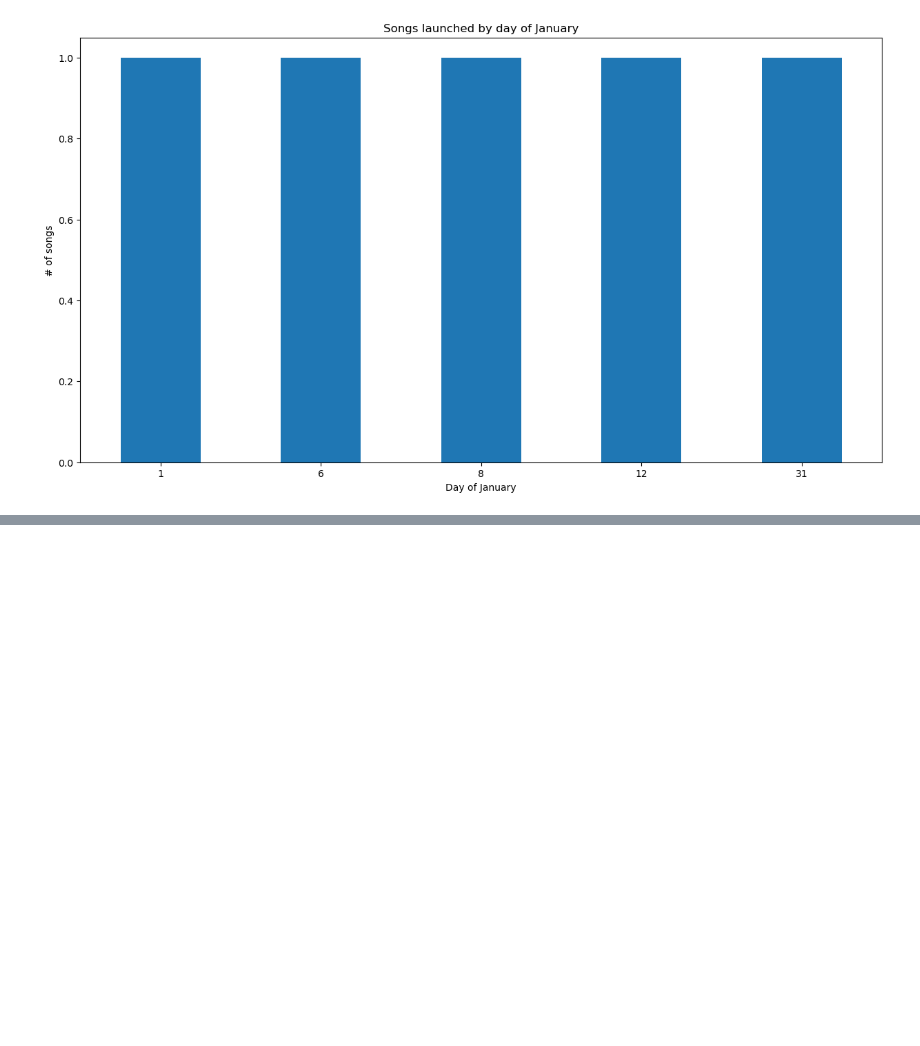
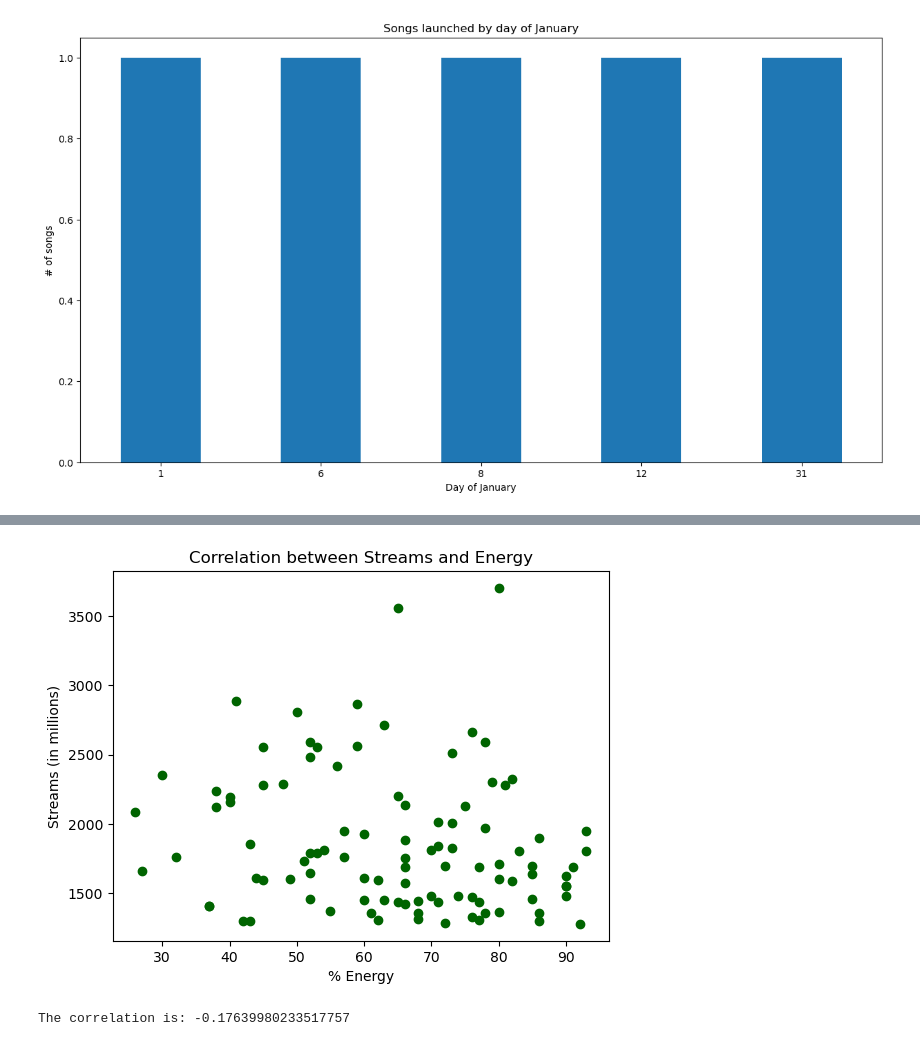
Before and after one commit to luisrodriguezror/project1, a Jupyter notebook: Final_Code.ipynb, the cells around one changed output, grey strips where cells are left out. Saved outputs shown, nothing was run; the diff lists cells and outputs as text; code cells hidden in the pictures; blank space fills up the shorter version.

```diff
--- a/Final_Code.ipynb
+++ b/Final_Code.ipynb
@@ -412,0 +465,14 @@ plt.show()
+# %%
+plt.scatter(top100_streams_df["energy_%"],top100_streams_df["streams mil"],color='darkgreen')
+plt.xlabel('% Energy')
+plt.ylabel('Streams (in millions)')
+plt.title('Correlation between Streams and Energy')
+
+plt.show()
+
+coef_corr = top100_streams_df["energy_%"].corr(top100_streams_df["streams mil"])
+
+print("The correlation is:", coef_corr)
+# %% [output]
+[figure, added]
+The correlation is: -0.17639980233517757
```
Also changed, not shown: parts of 15 cells of this notebook.
